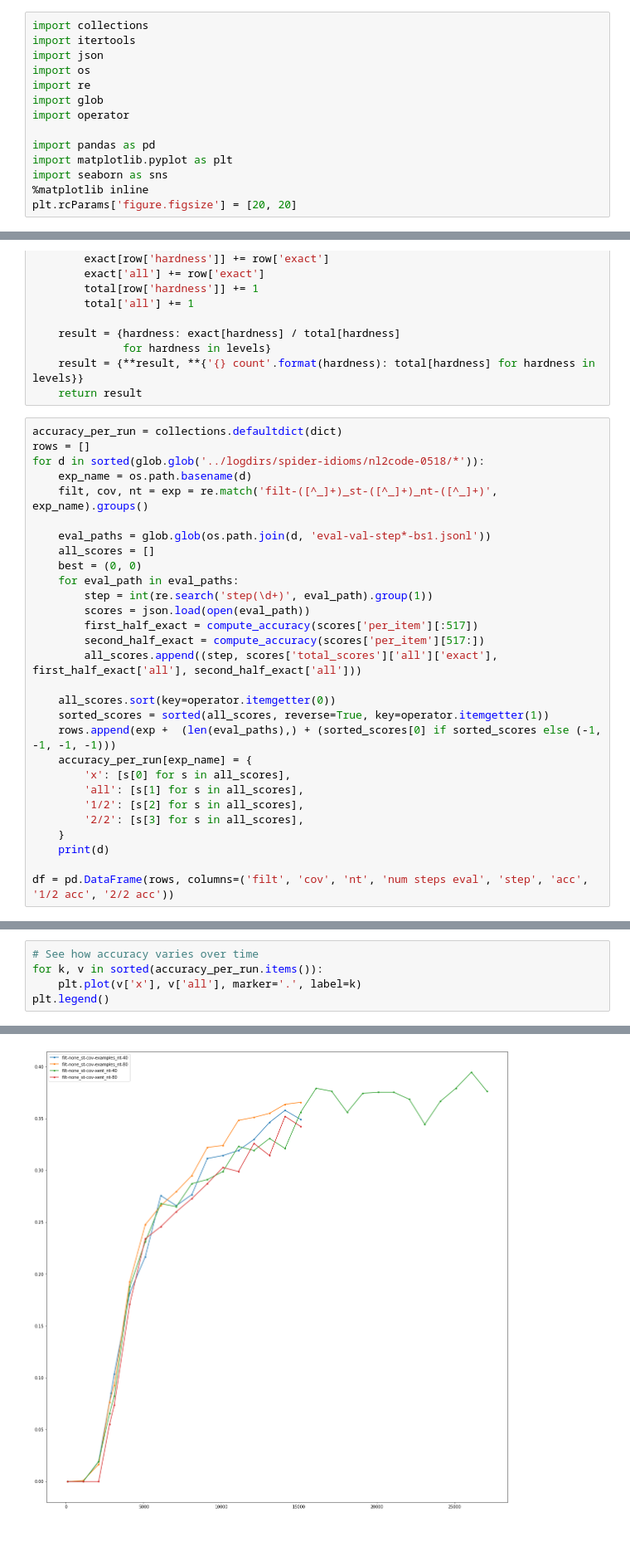
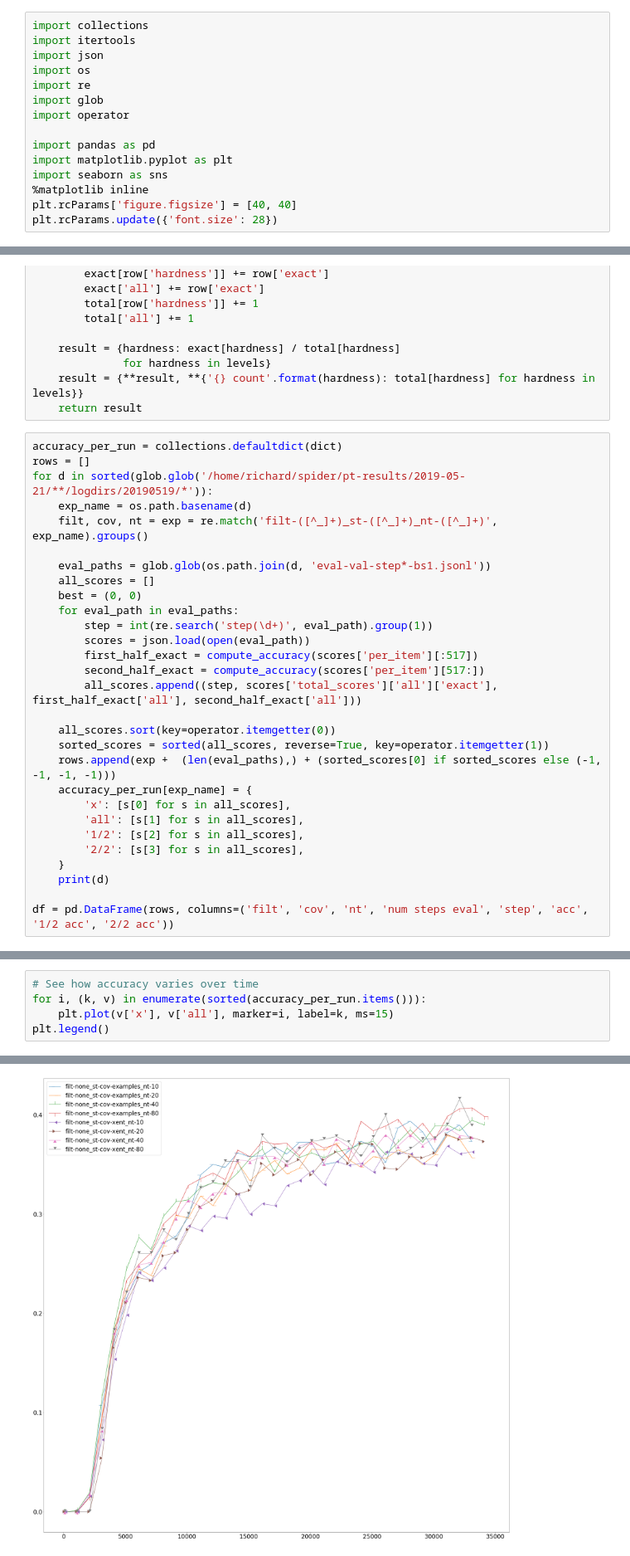
Before and after one commit to rshin/seq2struct, a Jupyter notebook: notebooks/spider_idioms_20190518.ipynb, the cells around one changed output, grey strips where cells are left out. Shown at 83% size. Drawn from its saved outputs; the diff is of its cells as text.

Commit message:
Notebook with spider-idioms results

```diff
--- a/notebooks/spider_idioms_20190518.ipynb
+++ b/notebooks/spider_idioms_20190518.ipynb
@@ -11,7 +11,8 @@ import pandas as pd
 import matplotlib.pyplot as plt
 import seaborn as sns
 %matplotlib inline
-plt.rcParams['figure.figsize'] = [20, 20]
+plt.rcParams['figure.figsize'] = [40, 40]
+plt.rcParams.update({'font.size': 28})
 # %%
 def compute_accuracy(rows):
     levels = ['easy', 'medium', 'hard', 'extra', 'all']
@@ -30,7 +31,7 @@ def compute_accuracy(rows):
 # %%
 accuracy_per_run = collections.defaultdict(dict)
 rows = []
-for d in sorted(glob.glob('../logdirs/spider-idioms/nl2code-0518/*')):
+for d in sorted(glob.glob('/home/richard/spider/pt-results/2019-05-21/**/logdirs/20190519/*')):
     exp_name = os.path.basename(d)
     filt, cov, nt = exp = re.match('filt-([^_]+)_st-([^_]+)_nt-([^_]+)', exp_name).groups()
 
@@ -90,8 +230,8 @@ filt-none_st-cov-xent_nt-80
 # %%
 # See how accuracy varies over time
-for k, v in sorted(accuracy_per_run.items()):
-    plt.plot(v['x'], v['all'], marker='.', label=k)
+for i, (k, v) in enumerate(sorted(accuracy_per_run.items())):
+    plt.plot(v['x'], v['all'], marker=i, label=k, ms=15)
 plt.legend()
 # %% [output]
 <matplotlib.legend.Legend at 0x...>
-[figure, old version]
+[figure, new version]
```
Also changed, not shown: parts of 12 cells of this notebook.
